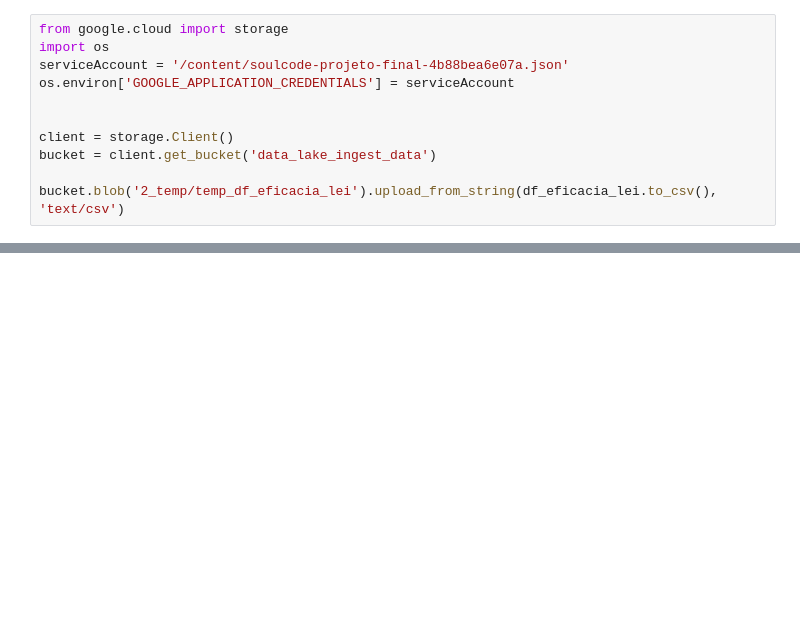
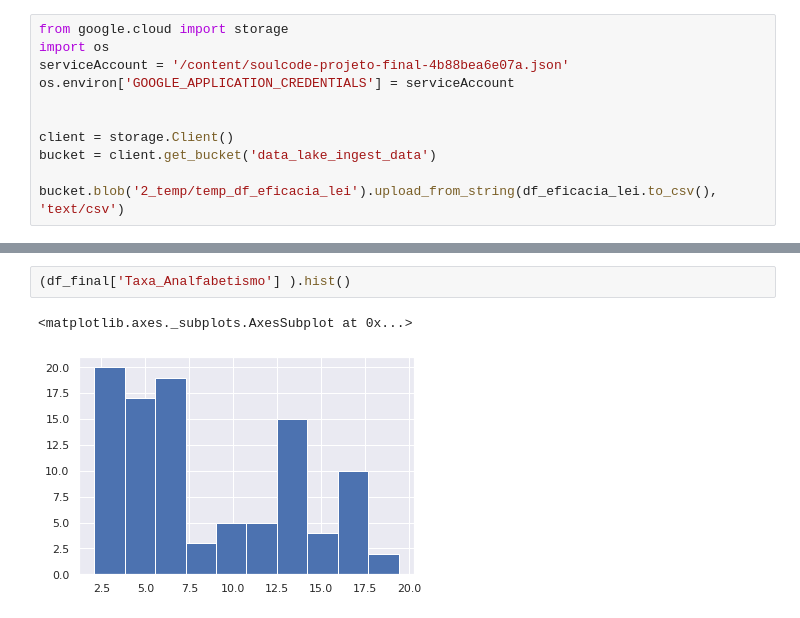
Before and after one commit to marimoreiraa/ProjetoFinal, a Jupyter notebook: 1_analise_exploratoria.ipynb, the cells around one changed output, grey strips where cells are left out. Drawn from its saved outputs; the diff is of its cells as text; blank space fills up the shorter version.

```diff
--- a/1_analise_exploratoria.ipynb
+++ b/1_analise_exploratoria.ipynb
@@ -573,0 +641,5 @@ bucket.blob('2_temp/temp_df_eficacia_lei').upload_from_string(df_eficacia_lei.to
+# %%
+(df_final['Taxa_Analfabetismo'] ).hist()
+# %% [output]
+<matplotlib.axes._subplots.AxesSubplot at 0x...>
+[figure, added]
```
Also changed, not shown: parts of 33 cells of this notebook.
